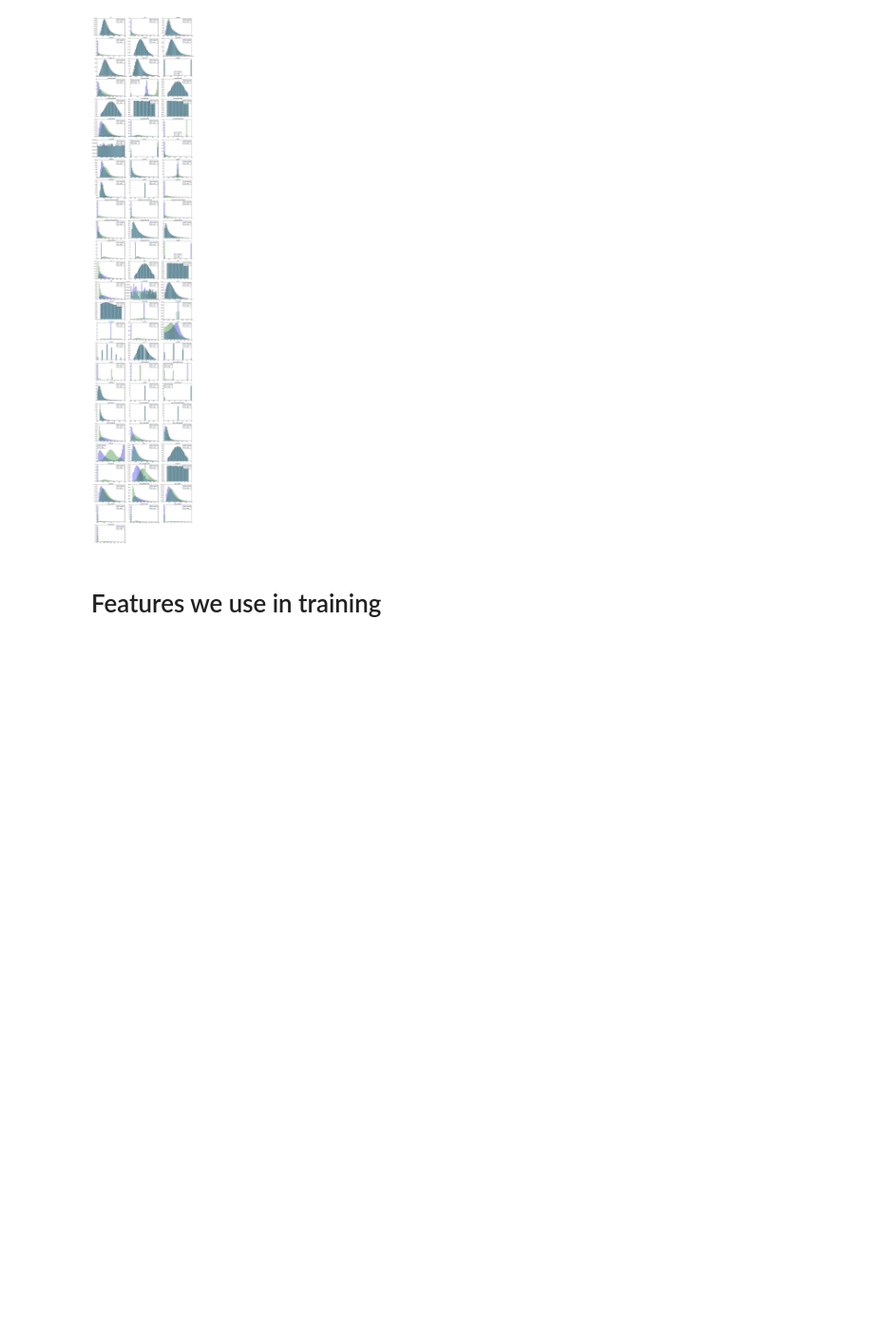
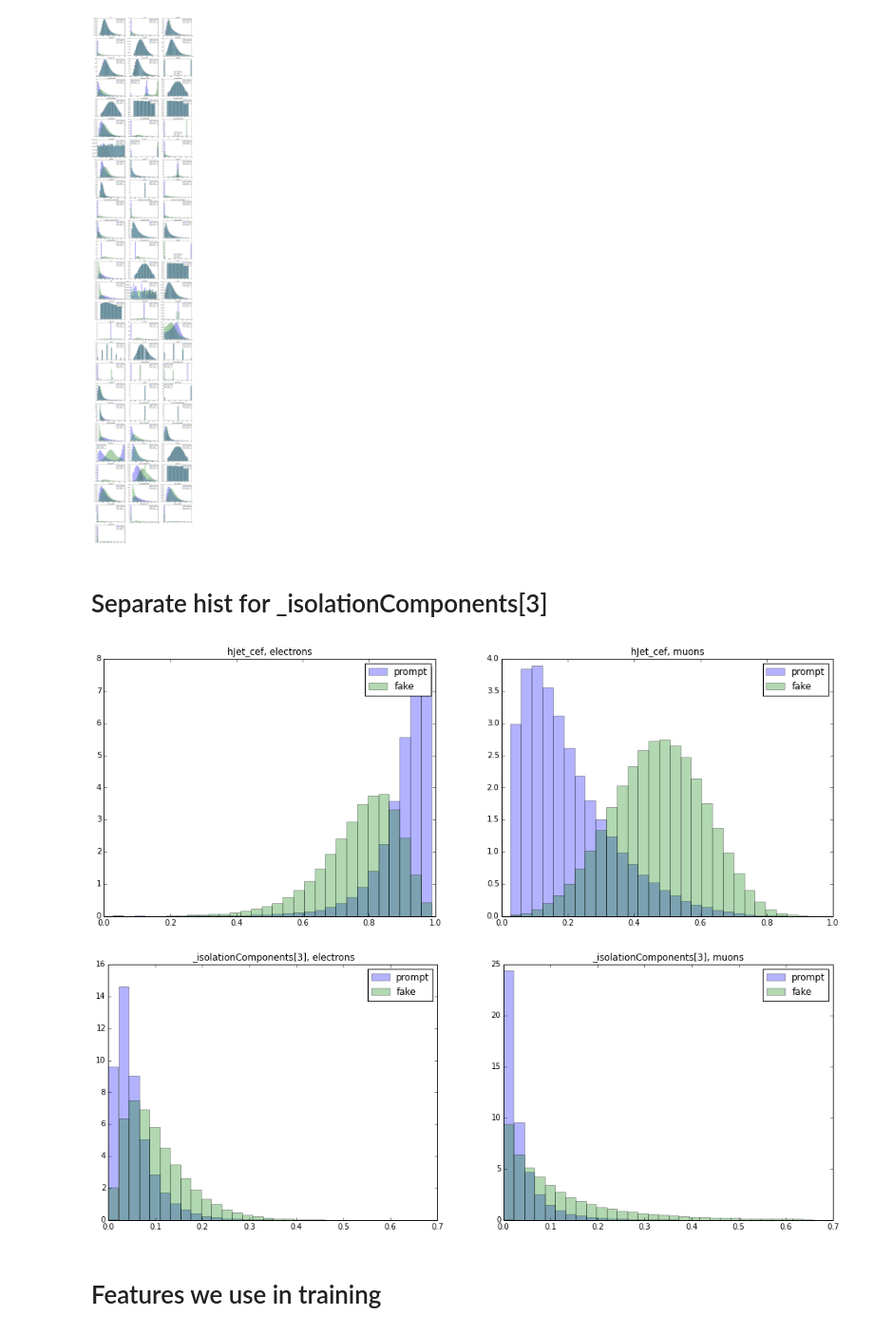
Before and after one commit to arogozhnikov/FakeLeptons, a Jupyter notebook: notebooks/SimpleTraining.ipynb, the cells around one changed output. Shown at 95% size. Saved outputs shown, nothing was run; the diff lists cells and outputs as text; code cells hidden in the pictures; blank space fills up the shorter version.

```diff
--- a/notebooks/SimpleTraining.ipynb
+++ b/notebooks/SimpleTraining.ipynb
@@ -198,11 +186,29 @@ for i, column in enumerate(columns, 1):
     subplot((len(columns) + 2) // 3, 3, i)
     concatenated = numpy.concatenate([prompt_data[column], fake_data[column]])
     limits = numpy.percentile(concatenated, [1, 99])
-    hist(prompt_data[column], bins=30, label='prompt', normed=True, range=limits, alpha=0.3)
-    hist(fake_data[column],   bins=30, label='fake',   normed=True, range=limits, alpha=0.3)
+    hist(prompt_data[column], bins=30, normed=True, range=limits, alpha=0.3, label='prompt')
+    hist(fake_data[column],   bins=30, normed=True, range=limits, alpha=0.3, label='fake')
     legend(loc='best')
     title(column)
 # %% [output]
 [figure]
+# %% [markdown]
+# Separate hist for _isolationComponents[3]
+# %%
+for column in ['hJet_cef', '_isolationComponents[3]']:
+    figure(figsize=[17, 6])
+    for flavour, flavour_name in enumerate(['electrons', 'muons']):
+        subplot(1, 2, flavour + 1)
+        concatenated = numpy.concatenate([prompt_data[column], fake_data[column]])
+        limits = numpy.percentile(concatenated, [1, 99])
+        hist((prompt_data.ix[prompt_data._flavors == flavour, column]).values,
+             bins=30, normed=True, range=limits, alpha=0.3, label='prompt')
+        hist((fake_data.ix[fake_data._flavors == flavour, column]).values,
+             bins=30, normed=True, range=limits, alpha=0.3, label='fake')
+        legend()
+        title(column + ", "+ flavour_name)
+# %% [output]
+[figure, added]
+[figure, added]
 # %% [markdown]
 # Features we use in training
```
Also changed, not shown: parts of 15 cells of this notebook.
